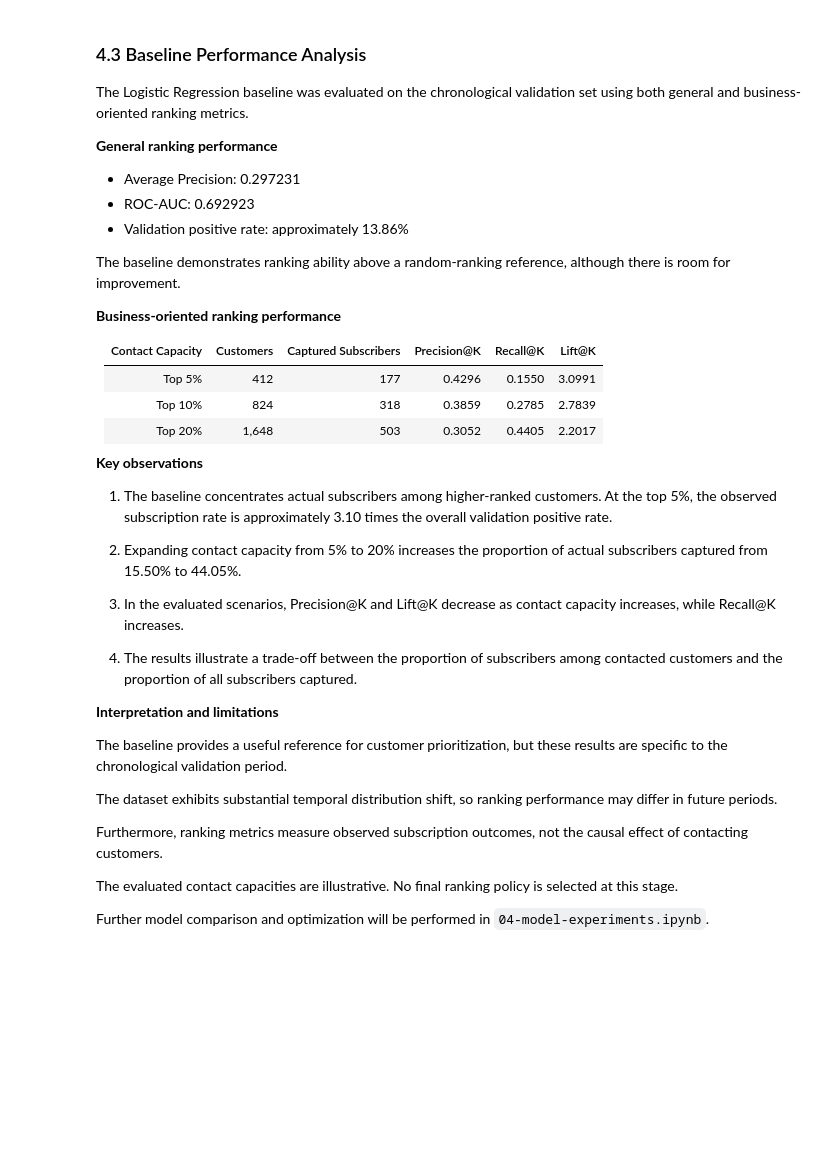
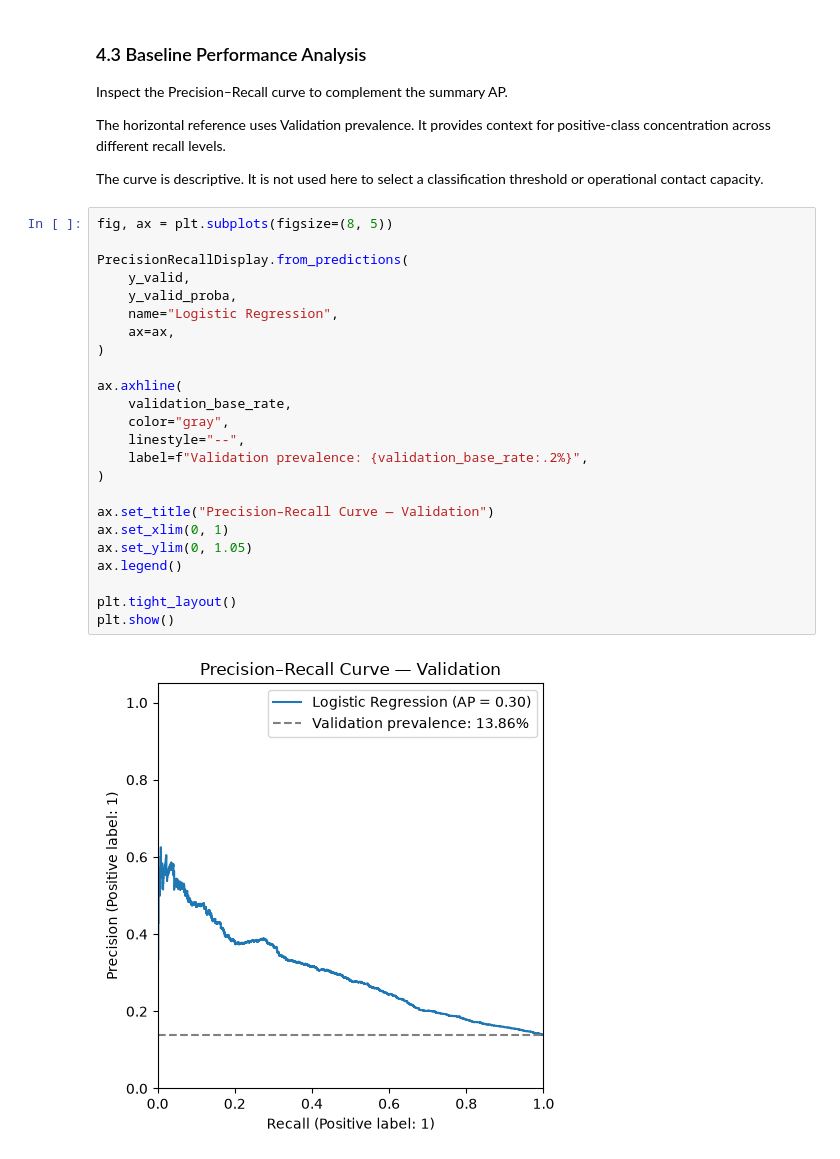
Before and after one commit to keonyoung00/bank-marketing-ml, a Jupyter notebook: notebooks/03-baseline-modeling.ipynb, the cells around one changed output. Cells and saved outputs as stored; diff of their text form; blank space fills up the shorter version.

Commit message:
Complete baselin modeling notebook

```diff
--- a/notebooks/03-baseline-modeling.ipynb
+++ b/notebooks/03-baseline-modeling.ipynb
@@ -496,42 +563,37 @@ ranking_results.round(4)
 # %% [markdown]
 ### 4.3 Baseline Performance Analysis
 
-The Logistic Regression baseline was evaluated on the chronological validation set using both general and business-oriented ranking metrics.
+Inspect the Precision–Recall curve to complement the summary AP.
 
-**General ranking performance**
+The horizontal reference uses Validation prevalence.
+It provides context for positive-class concentration across
+different recall levels.
 
-- Average Precision: 0.297231
-- ROC-AUC: 0.692923
-- Validation positive rate: approximately 13.86%
-
-The baseline demonstrates ranking ability above a random-ranking reference, although there is room for improvement.
-
-**Business-oriented ranking performance**
-
-| Contact Capacity | Customers | Captured Subscribers | Precision@K | Recall@K | Lift@K |
-|---|---:|---:|---:|---:|---:|
-| Top 5% | 412 | 177 | 0.4296 | 0.1550 | 3.0991 |
-| Top 10% | 824 | 318 | 0.3859 | 0.2785 | 2.7839 |
-| Top 20% | 1,648 | 503 | 0.3052 | 0.4405 | 2.2017 |
-
-**Key observations**
-
-1. The baseline concentrates actual subscribers among higher-ranked customers. At the top 5%, the observed subscription rate is approximately 3.10 times the overall validation positive rate.
-
-2. Expanding contact capacity from 5% to 20% increases the proportion of actual subscribers captured from 15.50% to 44.05%.
-
-3. In the evaluated scenarios, Precision@K and Lift@K decrease as contact capacity increases, while Recall@K increases.
-
-4. The results illustrate a trade-off between the proportion of subscribers among contacted customers and the proportion of all subscribers captured.
-
-**Interpretation and limitations**
-
-The baseline provides a useful reference for customer prioritization, but these results are specific to the chronological validation period.
-
-The dataset exhibits substantial temporal distribution shift, so ranking performance may differ in future periods.
-
-Furthermore, ranking metrics measure observed subscription outcomes, not the causal effect of contacting customers.
-
-The evaluated contact capacities are illustrative. No final ranking policy is selected at this stage.
-
-Further model comparison and optimization will be performed in `04-model-experiments.ipynb`.
+The curve is descriptive. It is not used here to select
+a classification threshold or operational contact capacity.
+# %%
+fig, ax = plt.subplots(figsize=(8, 5))
+
+PrecisionRecallDisplay.from_predictions(
+    y_valid,
+    y_valid_proba,
+    name="Logistic Regression",
+    ax=ax,
+)
+
+ax.axhline(
+    validation_base_rate,
+    color="gray",
+    linestyle="--",
+    label=f"Validation prevalence: {validation_base_rate:.2%}",
+)
+
+ax.set_title("Precision–Recall Curve — Validation")
+ax.set_xlim(0, 1)
+ax.set_ylim(0, 1.05)
+ax.legend()
+
+plt.tight_layout()
+plt.show()
+# %% [output]
+[figure, added]
```
Also changed, not shown: parts of 28 cells of this notebook.
